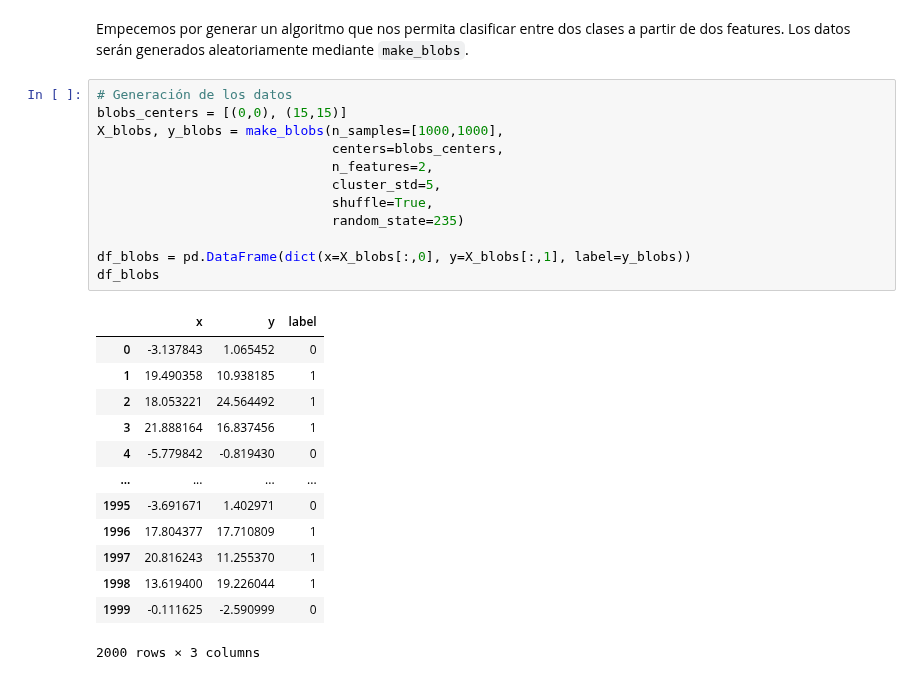
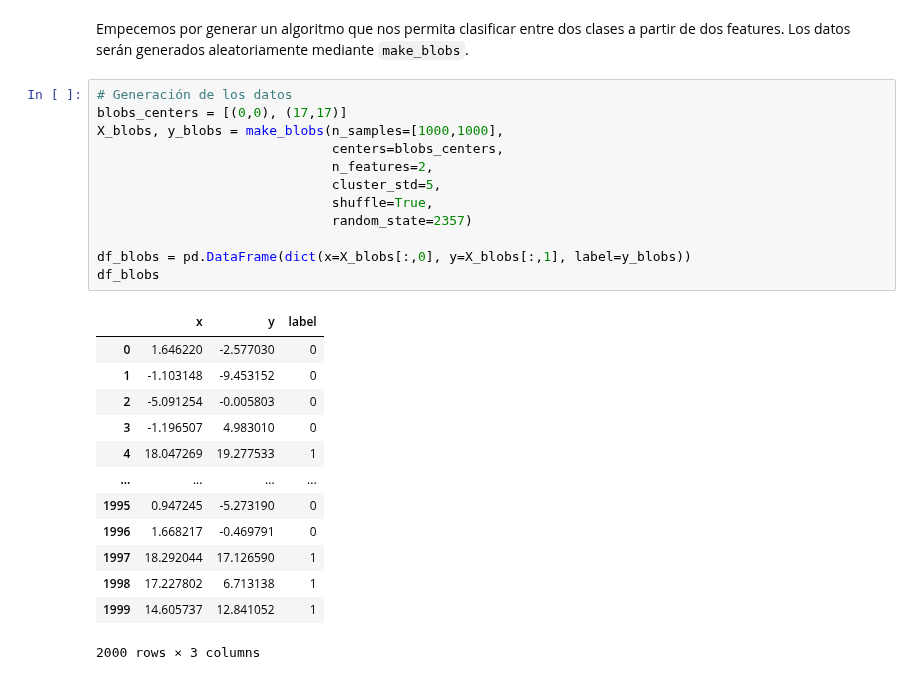
Before and after one commit to hplbrayan/Un-curso-de-Machine-Learning, a Jupyter notebook: 07_ML_Modelos_de_Regresion/N2_Classification_models.ipynb, the cells around one changed output. Cells and saved outputs as stored; diff of their text form.

```diff
--- a/07_ML_Modelos_de_Regresion/N2_Classification_models.ipynb
+++ b/07_ML_Modelos_de_Regresion/N2_Classification_models.ipynb
@@ -87,29 +87,29 @@ A continuación algunos ejemplos para ejemplificar el uso de la regresión logí
 Empecemos por generar un algoritmo que nos permita clasificar entre dos clases a partir de dos features. Los datos serán generados aleatoriamente mediante <code>make_blobs</code>.
 # %%
 # Generación de los datos
-blobs_centers = [(0,0), (15,15)]
+blobs_centers = [(0,0), (17,17)]
 X_blobs, y_blobs = make_blobs(n_samples=[1000,1000],
                               centers=blobs_centers,
                               n_features=2,
                               cluster_std=5,
                               shuffle=True,
-                              random_state=235)
+                              random_state=2357)
 
 df_blobs = pd.DataFrame(dict(x=X_blobs[:,0], y=X_blobs[:,1], label=y_blobs))
 df_blobs
 # %% [output]
 |  | x | y | label |
-| 0 | -3.137843 | 1.065452 | 0 |
-| 1 | 19.490358 | 10.938185 | 1 |
-| 2 | 18.053221 | 24.564492 | 1 |
-| 3 | 21.888164 | 16.837456 | 1 |
-| 4 | -5.779842 | -0.819430 | 0 |
+| 0 | 1.646220 | -2.577030 | 0 |
+| 1 | -1.103148 | -9.453152 | 0 |
+| 2 | -5.091254 | -0.005803 | 0 |
+| 3 | -1.196507 | 4.983010 | 0 |
+| 4 | 18.047269 | 19.277533 | 1 |
 | ... | ... | ... | ... |
-| 1995 | -3.691671 | 1.402971 | 0 |
-| 1996 | 17.804377 | 17.710809 | 1 |
-| 1997 | 20.816243 | 11.255370 | 1 |
-| 1998 | 13.619400 | 19.226044 | 1 |
-| 1999 | -0.111625 | -2.590999 | 0 |
+| 1995 | 0.947245 | -5.273190 | 0 |
+| 1996 | 1.668217 | -0.469791 | 0 |
+| 1997 | 18.292044 | 17.126590 | 1 |
+| 1998 | 17.227802 | 6.713138 | 1 |
+| 1999 | 14.605737 | 12.841052 | 1 |
 2000 rows × 3 columns
 # %%
 # Gráfico de las bolas
```
Also changed, not shown: parts of 6 cells of this notebook.
